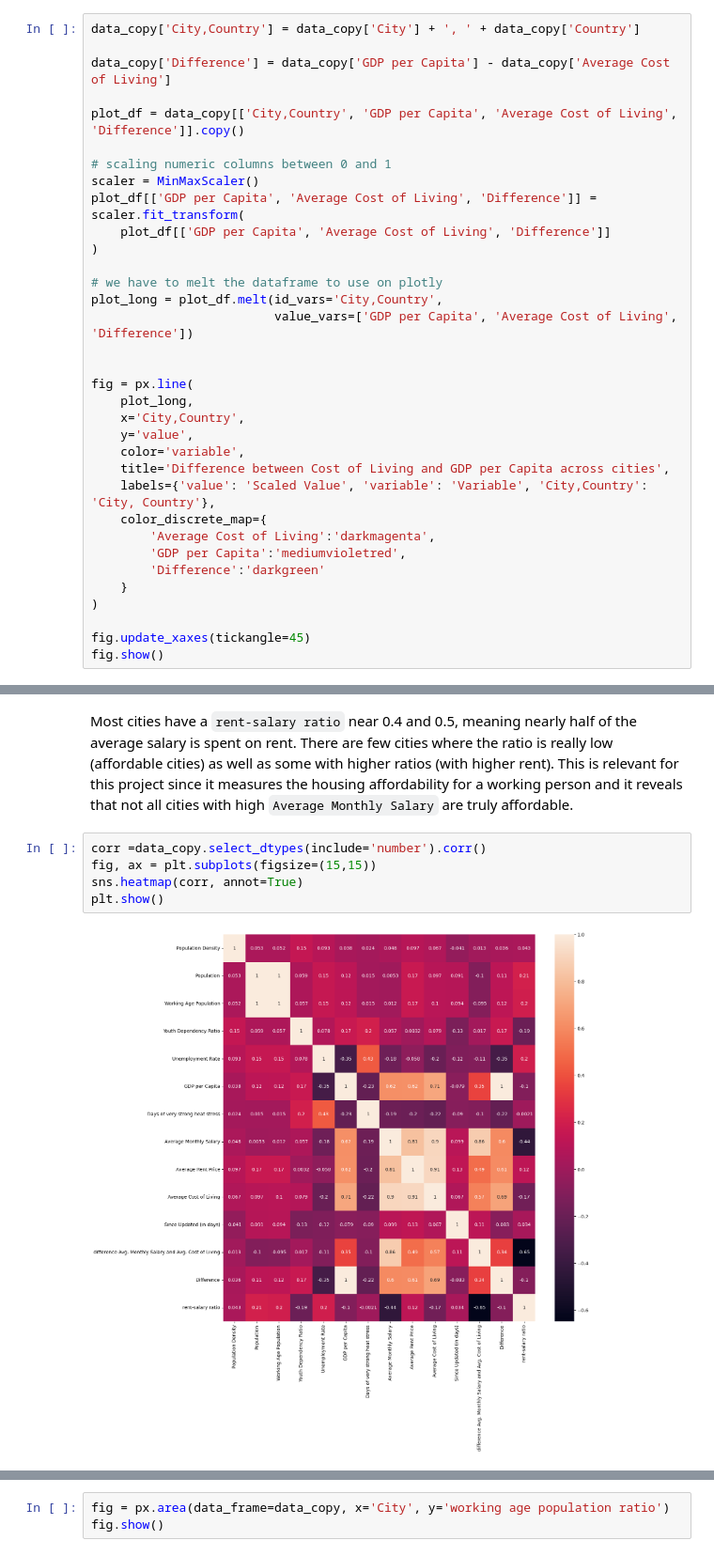
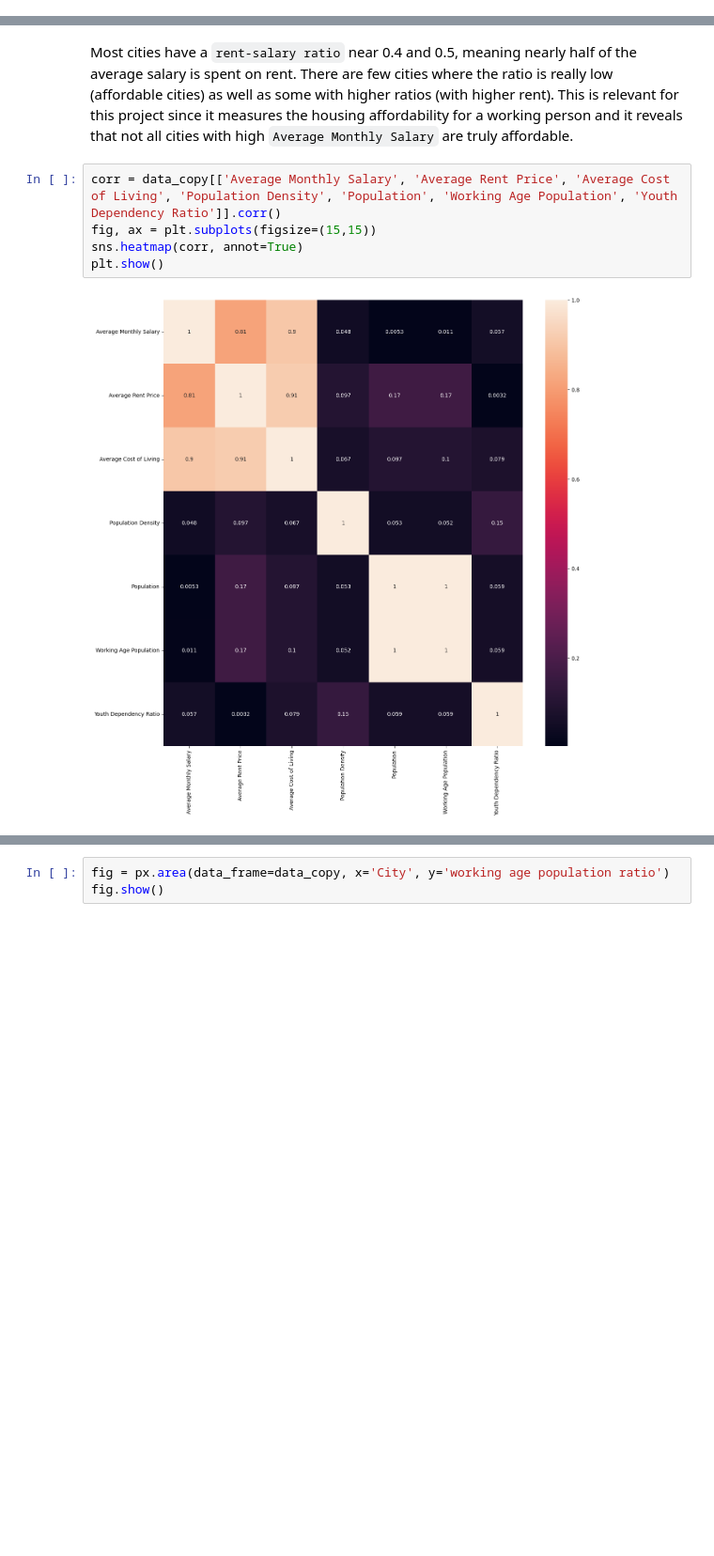
Before and after one commit to amdbsilva/Programming-for-Data-Science-Project, a Jupyter notebook: PDS_project.ipynb, the cells around one changed output, grey strips where cells are left out. Shown at 94% size. Drawn from its saved outputs; the diff is of its cells as text; blank space fills up the shorter version.

```diff
--- a/PDS_project.ipynb
+++ b/PDS_project.ipynb
@@ -512,37 +512,3 @@ The best city for someone looking for those specific characteristics is Dresden,
 </div>
 # %% [markdown]
 **Step 7**: Visualization of the relationship between `Average Cost of Living` and `GDP per Capita`.
-# %%
-data_copy['City,Country'] = data_copy['City'] + ', ' + data_copy['Country']
-
-data_copy['Difference'] = data_copy['GDP per Capita'] - data_copy['Average Cost of Living']
-
-plot_df = data_copy[['City,Country', 'GDP per Capita', 'Average Cost of Living', 'Difference']].copy()
-
-# scaling numeric columns between 0 and 1
-scaler = MinMaxScaler()
-plot_df[['GDP per Capita', 'Average Cost of Living', 'Difference']] = scaler.fit_transform(
-    plot_df[['GDP per Capita', 'Average Cost of Living', 'Difference']]
-)
-
-# we have to melt the dataframe to use on plotly
-plot_long = plot_df.melt(id_vars='City,Country',
-                         value_vars=['GDP per Capita', 'Average Cost of Living', 'Difference'])
-
-
-fig = px.line(
-    plot_long,
-    x='City,Country',
-    y='value',
-    color='variable',
-    title='Difference between Cost of Living and GDP per Capita across cities',
-    labels={'value': 'Scaled Value', 'variable': 'Variable', 'City,Country': 'City, Country'},
-    color_discrete_map={
-        'Average Cost of Living':'darkmagenta',
-        'GDP per Capita':'mediumvioletred',
-        'Difference':'darkgreen'
-    }
-)
-
-fig.update_xaxes(tickangle=45)
-fig.show()
@@ -565,9 +561,9 @@ plt.show()
 # %% [markdown]
 Most cities have a `rent-salary ratio` near 0.4 and 0.5, meaning nearly half of the average salary is spent on rent. There are few cities where the ratio is really low (affordable cities) as well as some with higher ratios (with higher rent). This is relevant for this project since it measures the housing affordability for a working person and it reveals that not all cities with high `Average Monthly Salary` are truly affordable.
 # %%
-corr =data_copy.select_dtypes(include='number').corr()
+corr = data_copy[['Average Monthly Salary', 'Average Rent Price', 'Average Cost of Living', 'Population Density', 'Population', 'Working Age Population', 'Youth Dependency Ratio']].corr()
 fig, ax = plt.subplots(figsize=(15,15))
 sns.heatmap(corr, annot=True)
 plt.show()
 # %% [output]
-[figure, old version]
+[figure, new version]
```
Also changed, not shown: parts of 14 cells of this notebook.
